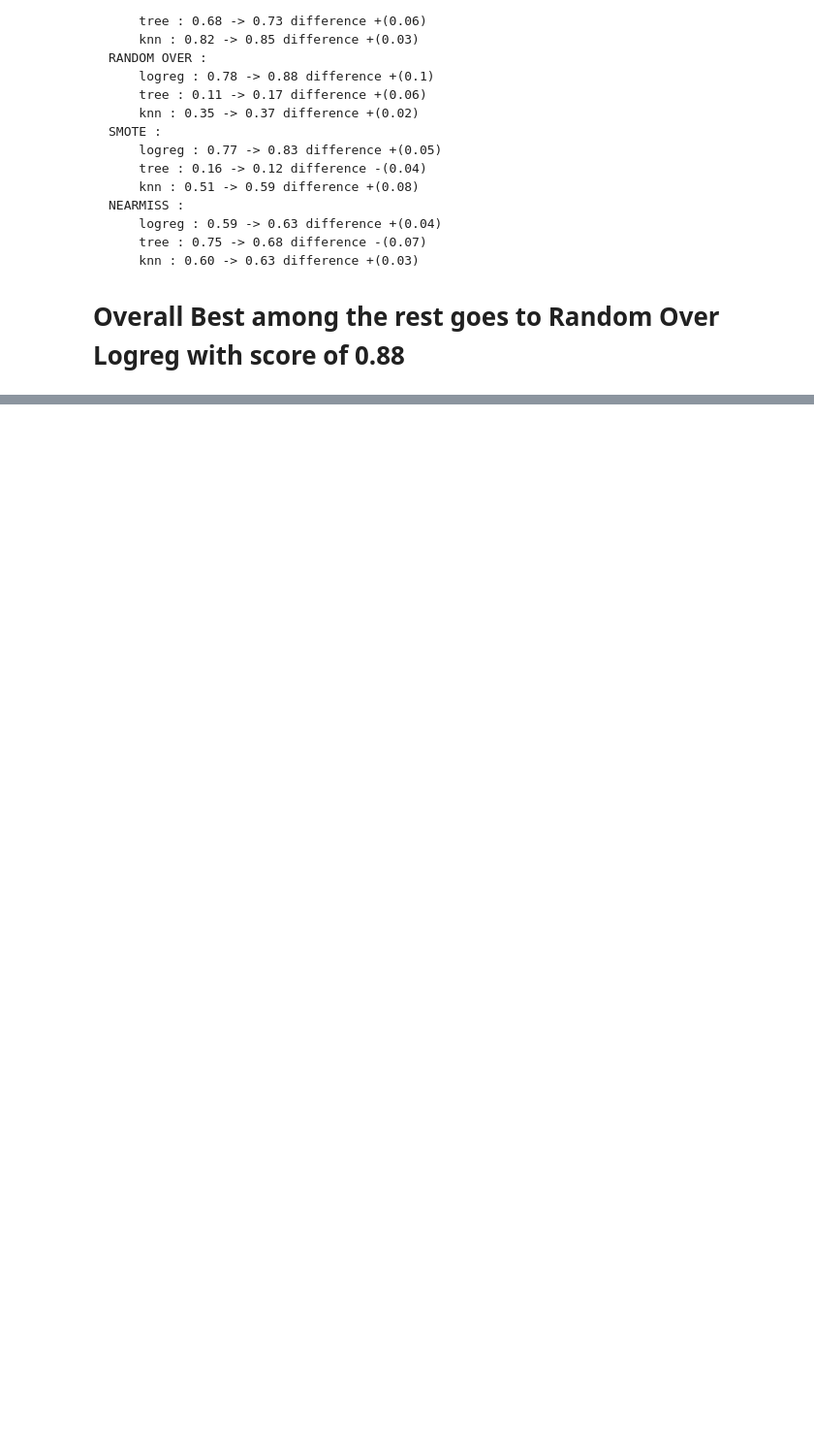
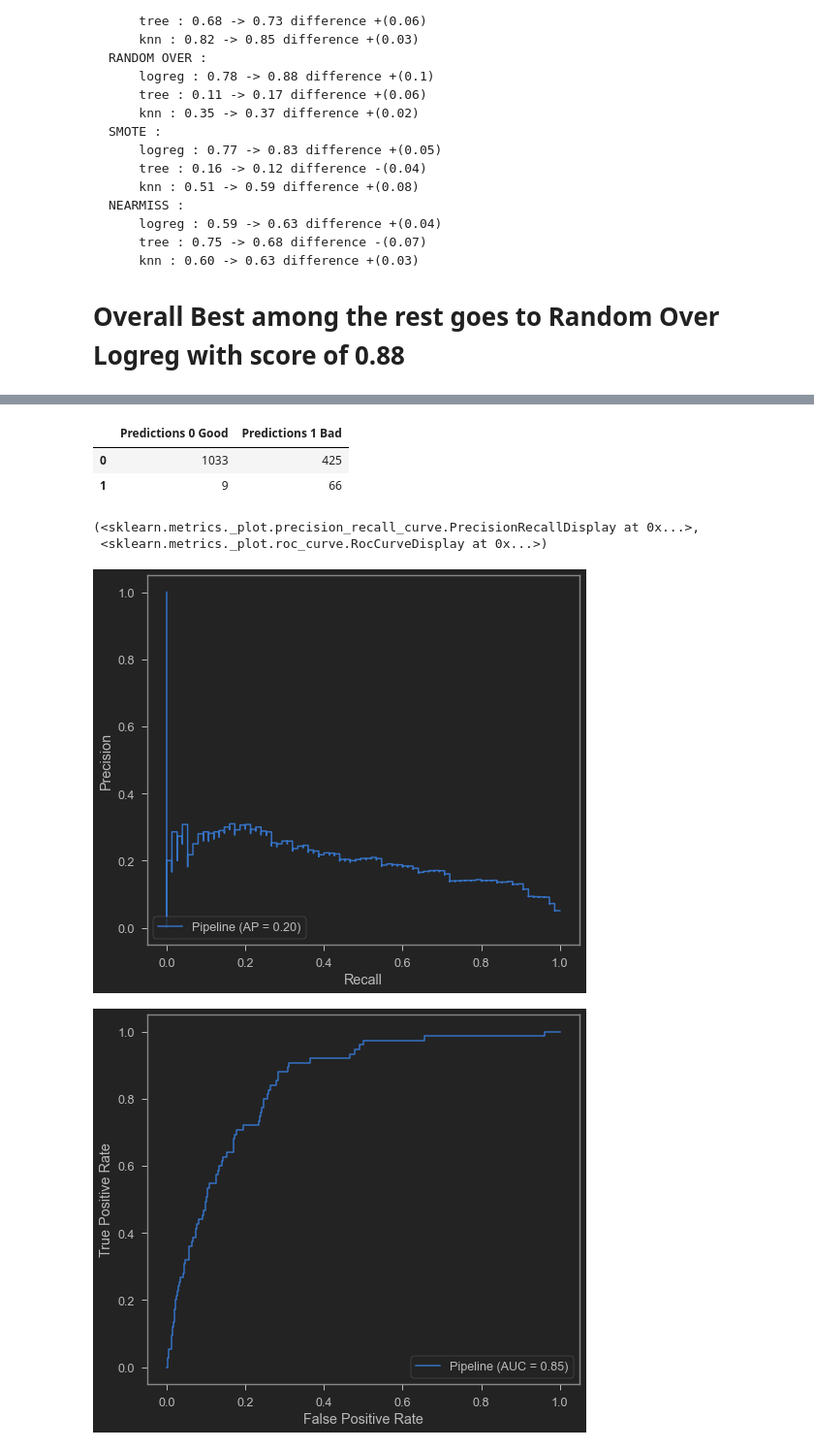
Before and after one commit to shinjiriki/Final-Project-Stroke, a Jupyter notebook: stroke_predict.ipynb, the cells around one changed output, grey strips where cells are left out. Shown at 97% size. Cells and saved outputs as stored; diff of their text form; code cells hidden in the pictures; blank space fills up the shorter version.

```diff
--- a/stroke_predict.ipynb
+++ b/stroke_predict.ipynb
@@ -1292,0 +1263,13 @@ weighted avg       0.94      0.67      0.76      1533
+# %%
+pd.DataFrame(confusion_matrix(y_test, y_pred), columns=['Predictions 0 Good', 'Predictions 1 Bad'])
+# %% [output]
+|  | Predictions 0 Good | Predictions 1 Bad |
+| 0 | 1033 | 425 |
+| 1 | 9 | 66 |
+# %%
+plot_precision_recall_curve(grid_search.best_estimator_, x_test, y_test), plot_roc_curve(grid_search.best_estimator_, x_test, y_test)
+# %% [output]
+(<sklearn.metrics._plot.precision_recall_curve.PrecisionRecallDisplay at 0x...>,
+ <sklearn.metrics._plot.roc_curve.RocCurveDisplay at 0x...>)
+[figure, added]
+[figure, added]
```
Also changed, not shown: parts of 148 cells of this notebook.
